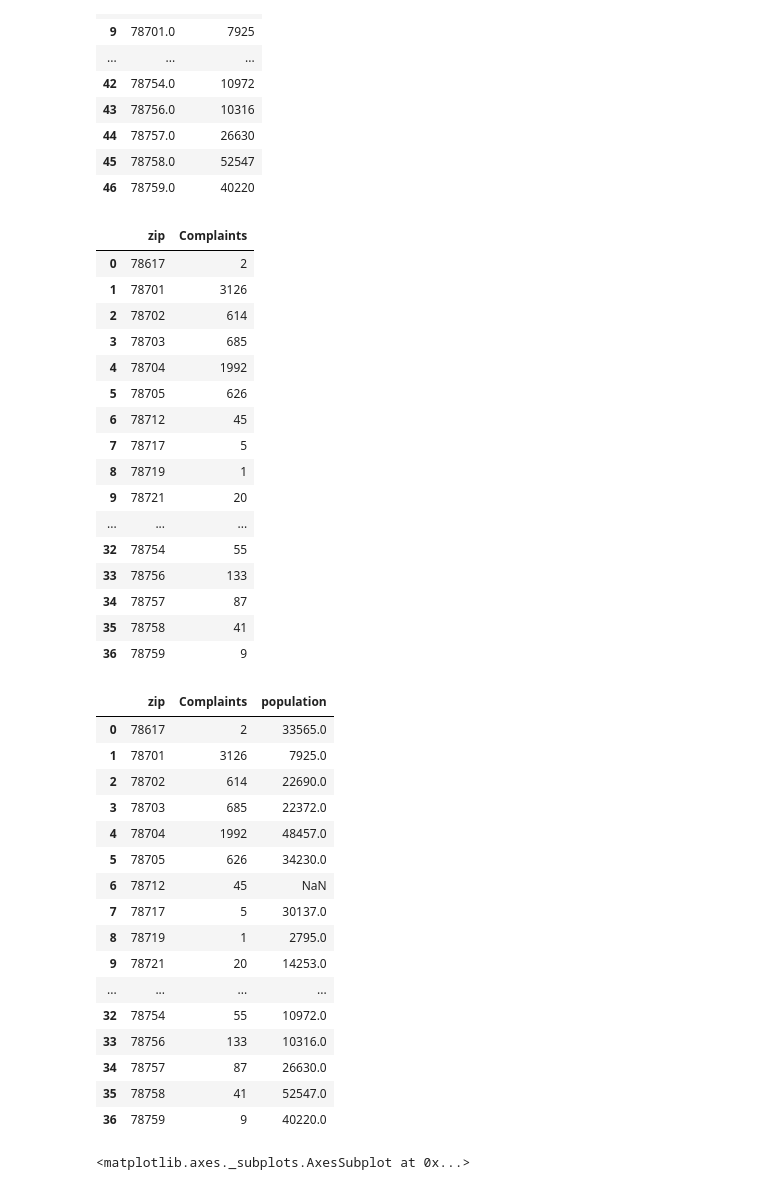
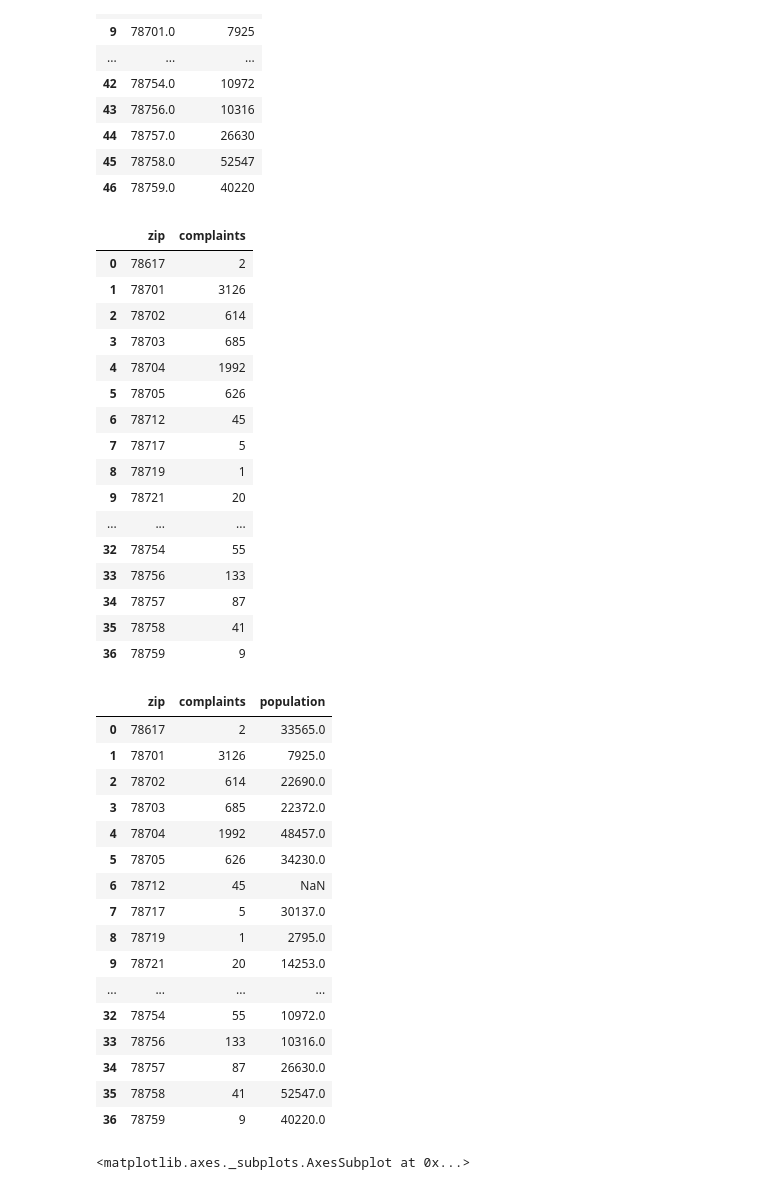
Before and after one commit to JansenKat/Scooters_In_Austin_Data_Analysis, a Jupyter notebook: resources/group_by_zip.ipynb, the cells around one changed output. Drawn from its saved outputs; the diff is of its cells as text; code cells hidden in the pictures.

```diff
--- a/resources/group_by_zip.ipynb
+++ b/resources/group_by_zip.ipynb
@@ -134,14 +134,14 @@ pop_df1
 # %%
 zip_df = pd.DataFrame({
     "Complaints": cleandf.groupby("SR Location Zip Code")["SR Number"].count()
 
 })
 
 zip_df = zip_df.reset_index()
-zip_df = zip_df.rename(columns= {"SR Location Zip Code": "zip" })
+zip_df = zip_df.rename(columns= {"SR Location Zip Code": "zip","Complaints": "complaints" })
 zip_df
 # %% [output]
-|  | zip | Complaints |
+|  | zip | complaints |
 | 0 | 78617 | 2 |
 | 1 | 78701 | 3126 |
 | 2 | 78702 | 614 |
@@ -162,7 +162,7 @@ zip_df
 zippop = pd.merge(zip_df, pop_df1, how="left", on= ["zip"])
 zippop
 # %% [output]
-|  | zip | Complaints | population |
+|  | zip | complaints | population |
 | 0 | 78617 | 2 | 33565.0 |
 | 1 | 78701 | 3126 | 7925.0 |
 | 2 | 78702 | 614 | 22690.0 |
```
Also changed, not shown: parts of 6 cells of this notebook.
